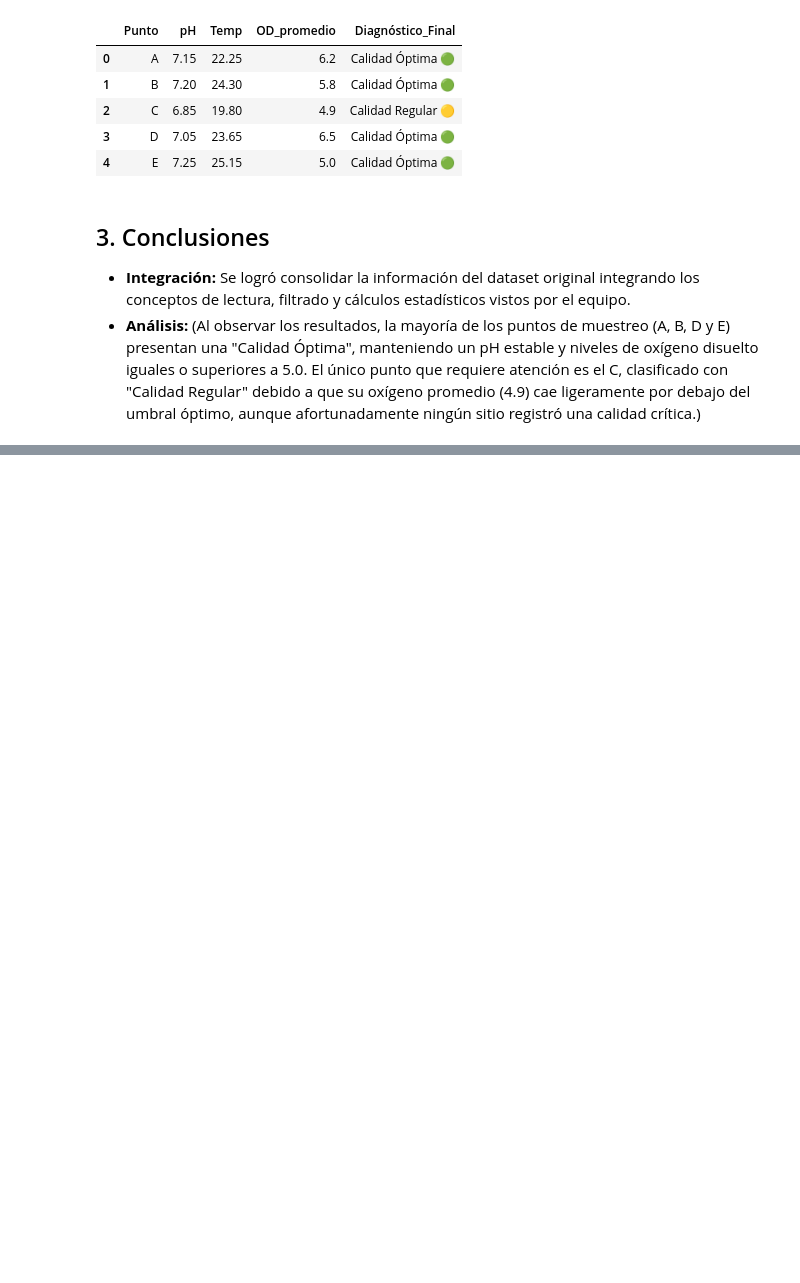
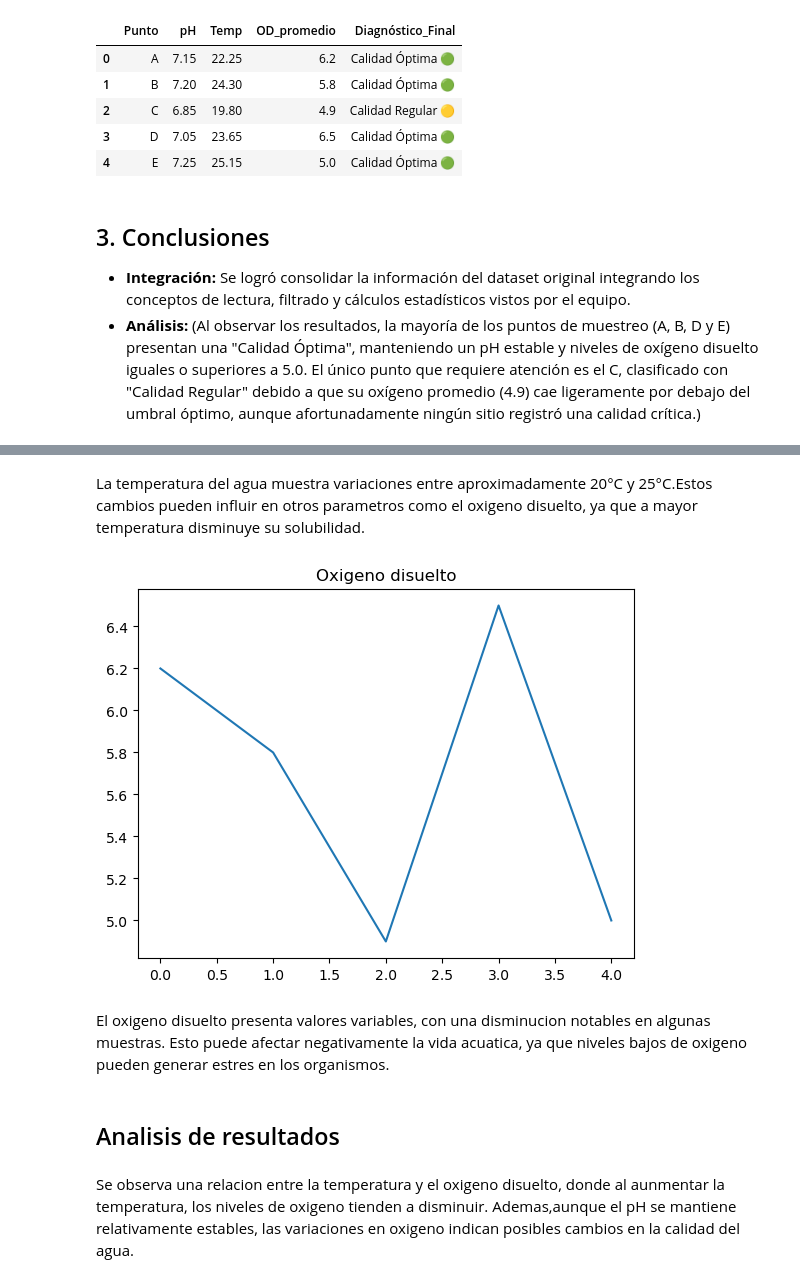
Before and after one commit to UdeC-Ambiental/3-introduccion-al-almacenacenamiento-de-datos-2026__2_mariajose, a Jupyter notebook: reto4_integracion_final.ipynb, the cells around one changed output, grey strips where cells are left out. Saved outputs shown, nothing was run; the diff lists cells and outputs as text; code cells hidden in the pictures; blank space fills up the shorter version.

```diff
--- a/reto4_integracion_final.ipynb
+++ b/reto4_integracion_final.ipynb
@@ -89,0 +105,15 @@ resumen_sitios
+# %% [markdown]
+La temperatura del agua muestra variaciones entre aproximadamente 20°C y 25°C.Estos cambios pueden influir en otros parametros como el oxigeno disuelto, ya que a mayor temperatura disminuye su solubilidad.
+# %%
+plt.figure()
+df["OD_promedio"].plot()
+plt.title("Oxigeno disuelto")
+plt.show()
+# %% [output]
+[figure, added]
+# %% [markdown]
+El oxigeno disuelto presenta valores variables, con una disminucion notables en algunas muestras. Esto puede afectar negativamente la vida acuatica, ya que niveles bajos de oxigeno pueden generar estres en los organismos.
+# %% [markdown]
+## Analisis de resultados
+# %% [markdown]
+Se observa una relacion entre la temperatura y el oxigeno disuelto, donde al aunmentar la temperatura, los niveles de oxigeno tienden a disminuir. Ademas,aunque el pH se mantiene relativamente estables, las variaciones en oxigeno indican posibles cambios en la calidad del agua.
```
Also changed, not shown: parts of 10 cells of this notebook.
